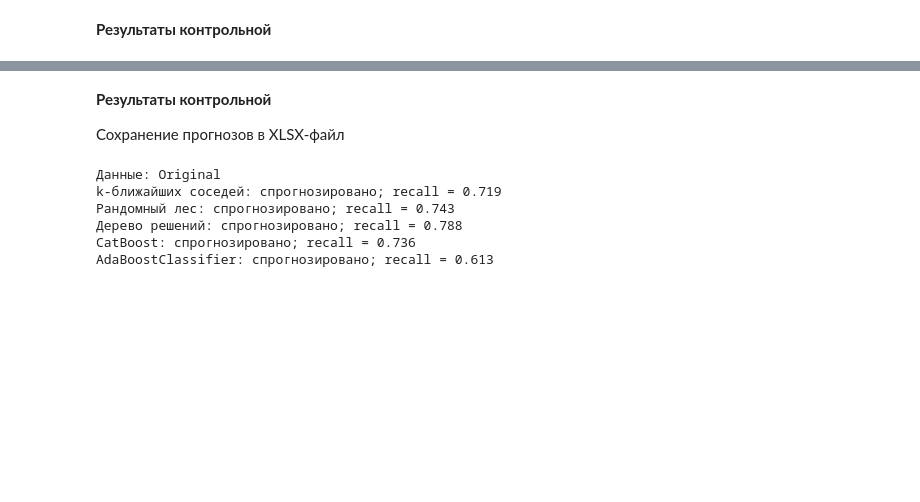
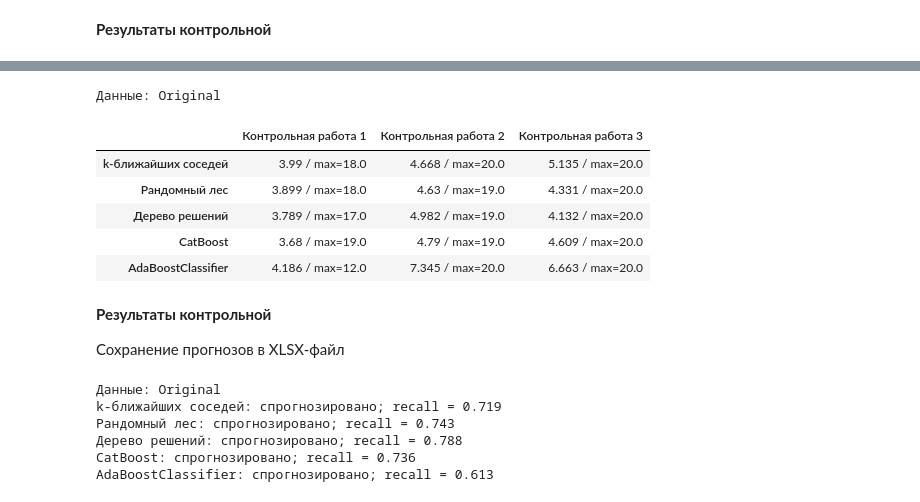
Before and after one commit to KokonTrol/VKR, a Jupyter notebook: Блокноты/AnalysisPrediction.ipynb, the cells around one changed output, grey strips where cells are left out. Saved outputs shown, nothing was run; the diff lists cells and outputs as text; code cells hidden in the pictures; blank space fills up the shorter version.

```diff
--- a/Блокноты/AnalysisPrediction.ipynb
+++ b/Блокноты/AnalysisPrediction.ipynb
@@ -398,5 +441,49 @@ for key_data, d in data_dict.items():
 | Ridge | 3.48 / max=15.0 | 3.41 / max=16.0 | 3.445 / max=15.0 |
 | LinearRegression | 3.586 / max=15.0 | 3.206 / max=17.0 | 3.558 / max=15.0 |
+# %%
+# прогнозирование КР как классы
+
+# прогнозирование и просмотр максимальной ошибки
+for key_data, d in data_dict.items():
+    print(f"Данные: {key_data}")
+    results = pd.DataFrame(index=list(models_regres_classes.keys()), columns=AnalysisFunc.exams)
+
+    for ex in AnalysisFunc.exams:
+        results[ex] = ""
+        X, Y, = PredictionSplit.SplitTestTrainTest(d, ex, [ "Оценка", "Направление"]+AnalysisFunc.before)
+        Y = Y*20
+        Y = Y.round(0)
+
+        x_, y_ = PredictionSplit.SplitTestTrainTest(dataReal, ex, ["Оценка", "Направление"]+AnalysisFunc.before)
+        y_ = y_*20
+        y_ = y_.round(0)
+
+        pred_res = {}
+        for key, model in models_regres_classes.items():
+            model.fit(X, Y)
+            data_prediction = model.predict(x_)
+            data_prediction[data_prediction < 0] = 0
+
+            res = pd.DataFrame()
+
+            res[ex] = y_
+            res['Прогнозированная контрольная'] = data_prediction
+            res['Разница прогноза'] = res[ex] - res['Прогнозированная контрольная']
+            mae = round(PredictionResults.accuracy_dict["mae"](y_, data_prediction), 3)
+            pred_res[key] = f"{mae} / max={round(res['Разница прогноза'].abs().max(), 0)}"
+
+        for key, val in pred_res.items():
+            results[ex][key] = val
+
+    display(results)
+# %% [output]
+Данные: Original
+|  | Контрольная работа 1 | Контрольная работа 2 | Контрольная работа 3 |
+| k-ближайших соседей | 3.99 / max=18.0 | 4.668 / max=20.0 | 5.135 / max=20.0 |
+| Рандомный лес | 3.899 / max=18.0 | 4.63 / max=19.0 | 4.331 / max=20.0 |
+| Дерево решений | 3.789 / max=17.0 | 4.982 / max=19.0 | 4.132 / max=20.0 |
+| CatBoost | 3.68 / max=19.0 | 4.79 / max=19.0 | 4.609 / max=20.0 |
+| AdaBoostClassifier | 4.186 / max=12.0 | 7.345 / max=20.0 | 6.663 / max=20.0 |
 # %% [markdown]
 **Результаты контрольной**
 
```
Also changed, not shown: parts of 5 cells of this notebook, 1 other file.
